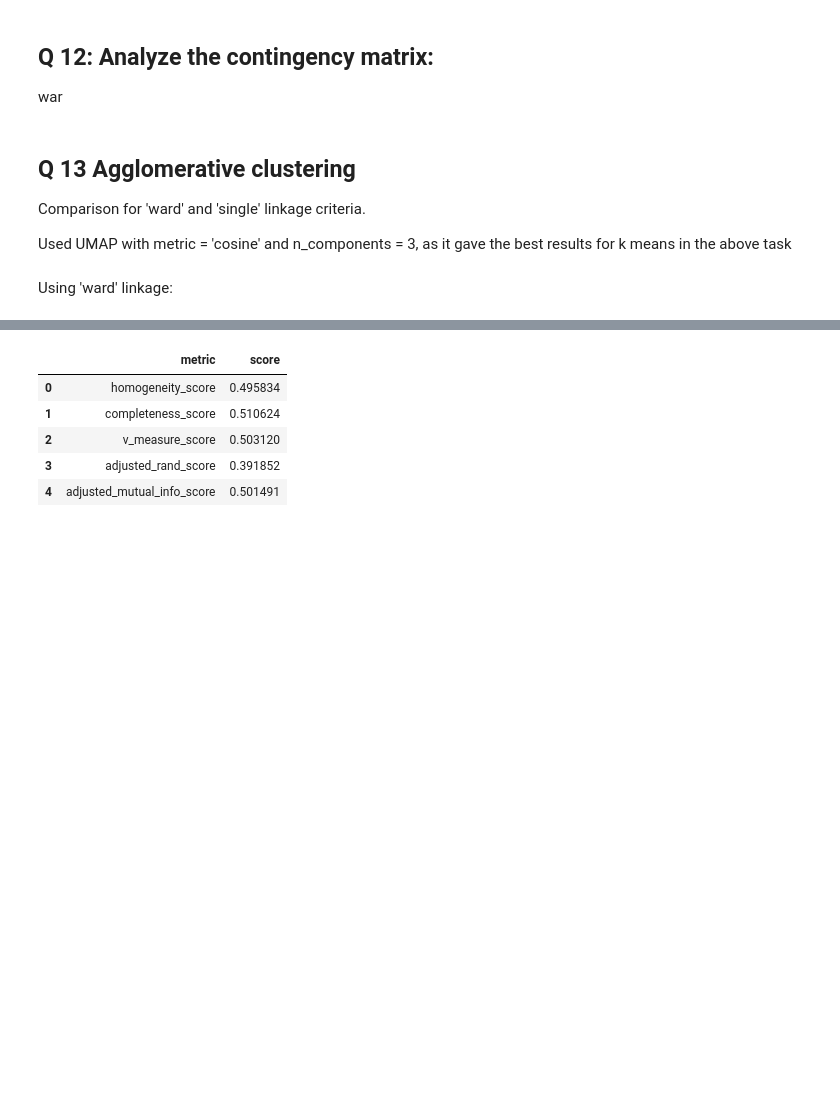
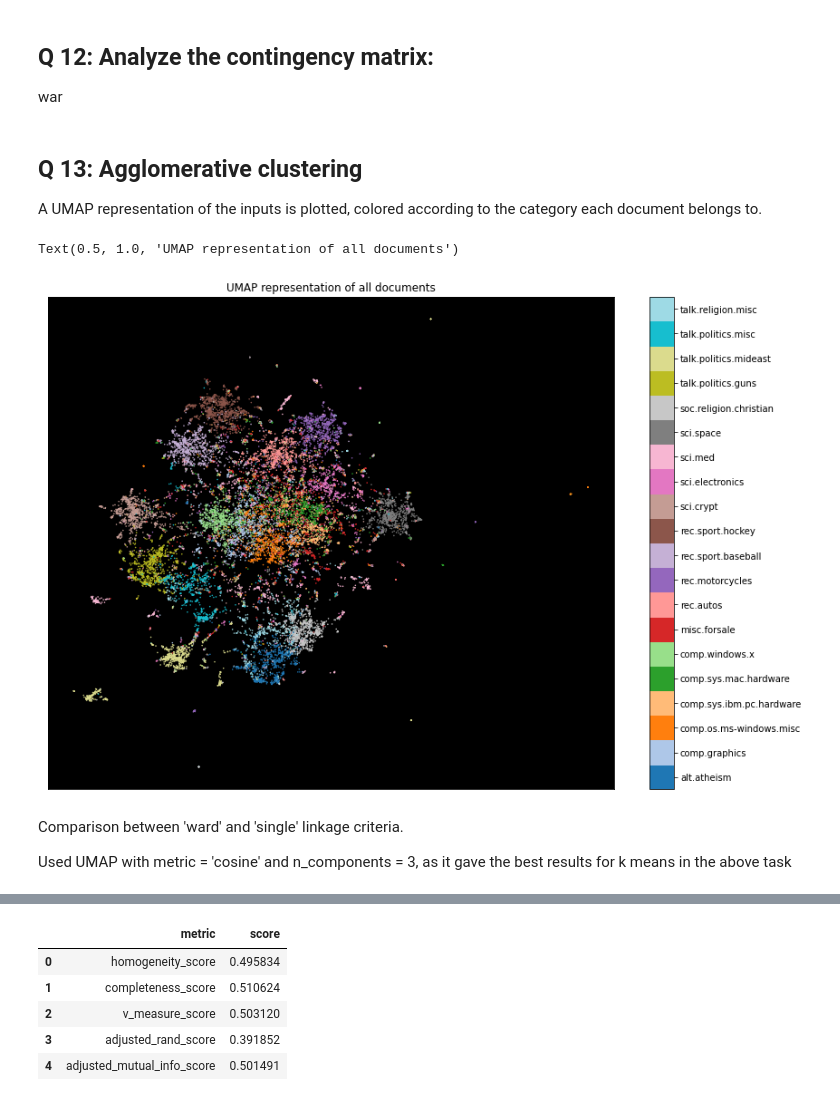
Before and after one commit to heboyuan/ECE219, a Jupyter notebook: Project_2/P2_Q9-15.ipynb, the cells around one changed output, grey strips where cells are left out. Saved outputs shown, nothing was run; the diff lists cells and outputs as text; code cells hidden in the pictures; blank space fills up the shorter version.

```diff
--- a/Project_2/P2_Q9-15.ipynb
+++ b/Project_2/P2_Q9-15.ipynb
@@ -399,13 +417,27 @@ plot_mat(cm[rows[:, np.newaxis], cols], xticklabels=cols, yticklabels=rows, size
 ## Q 12: Analyze the contingency matrix:
 
 war
+# %% [markdown]
+## Q 13: Agglomerative clustering
+
+A UMAP representation of the inputs is plotted, colored according to the category each document belongs to.
+# %%
+embedding = umap.UMAP().fit_transform(inputs_tfidf)
+# %%
+fig, ax = plt.subplots(1, figsize=(14, 10))
+ax.set_facecolor('k')
+plt.scatter(*embedding.T, s = 0.3, c = labels, cmap = 'tab20', alpha = 1.0)
+plt.setp(ax, xticks=[], yticks=[])
+cbar = plt.colorbar(boundaries = np.arange(21) - 0.5)
+cbar.set_ticks(np.arange(20))
+cbar.set_ticklabels(target_names)
+plt.title('UMAP representation of all documents')
+# %% [output]
+Text(0.5, 1.0, 'UMAP representation of all documents')
+[figure, added]
 # %% [markdown]
-## Q 13 Agglomerative clustering
-
-Comparison for 'ward' and 'single' linkage criteria.
+Comparison between 'ward' and 'single' linkage criteria.
 
 Used UMAP with metric = 'cosine' and n_components = 3, as it gave the best results for k means in the above task
 # %%
 from sklearn.cluster import AgglomerativeClustering
-# %% [markdown]
-Using 'ward' linkage:
```
Also changed, not shown: parts of 21 cells of this notebook.
